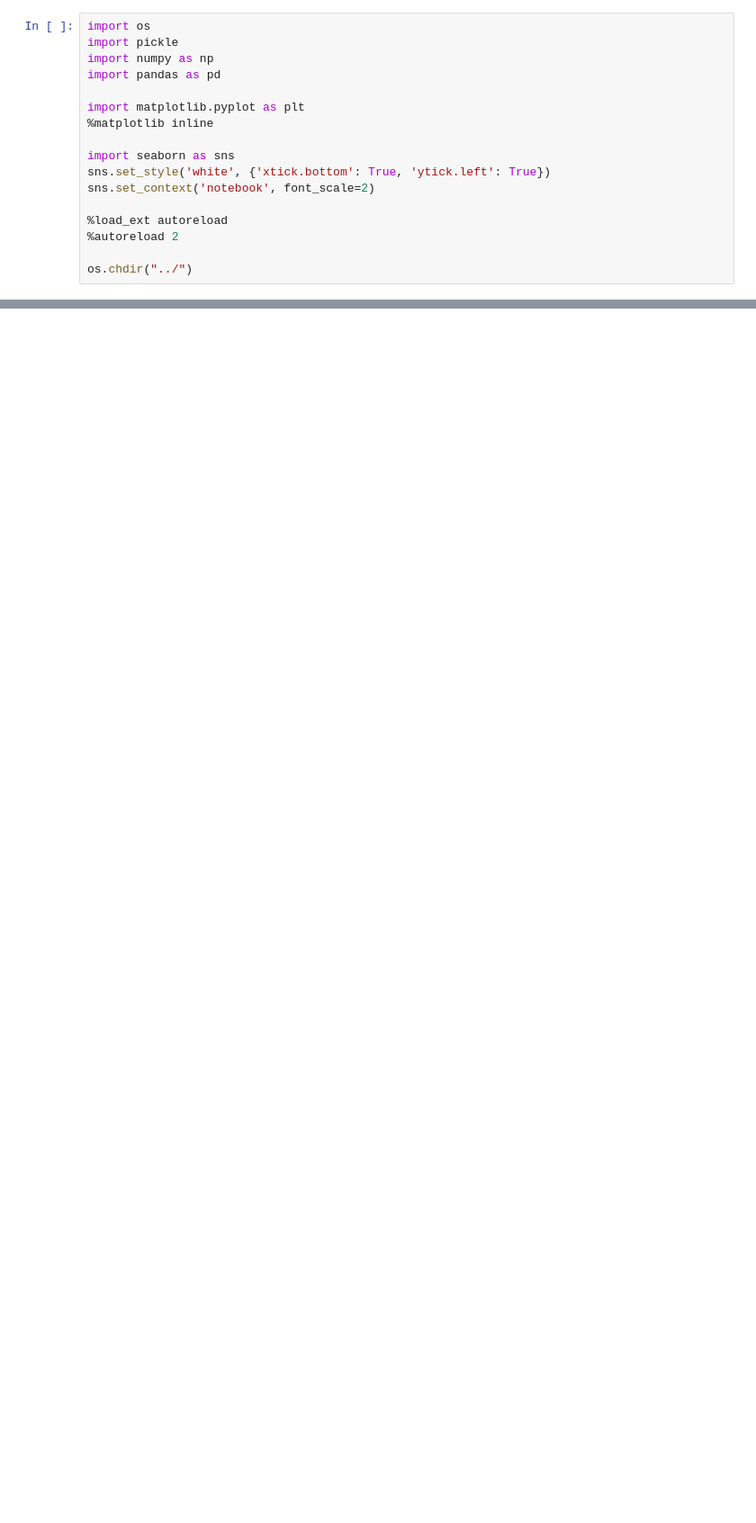
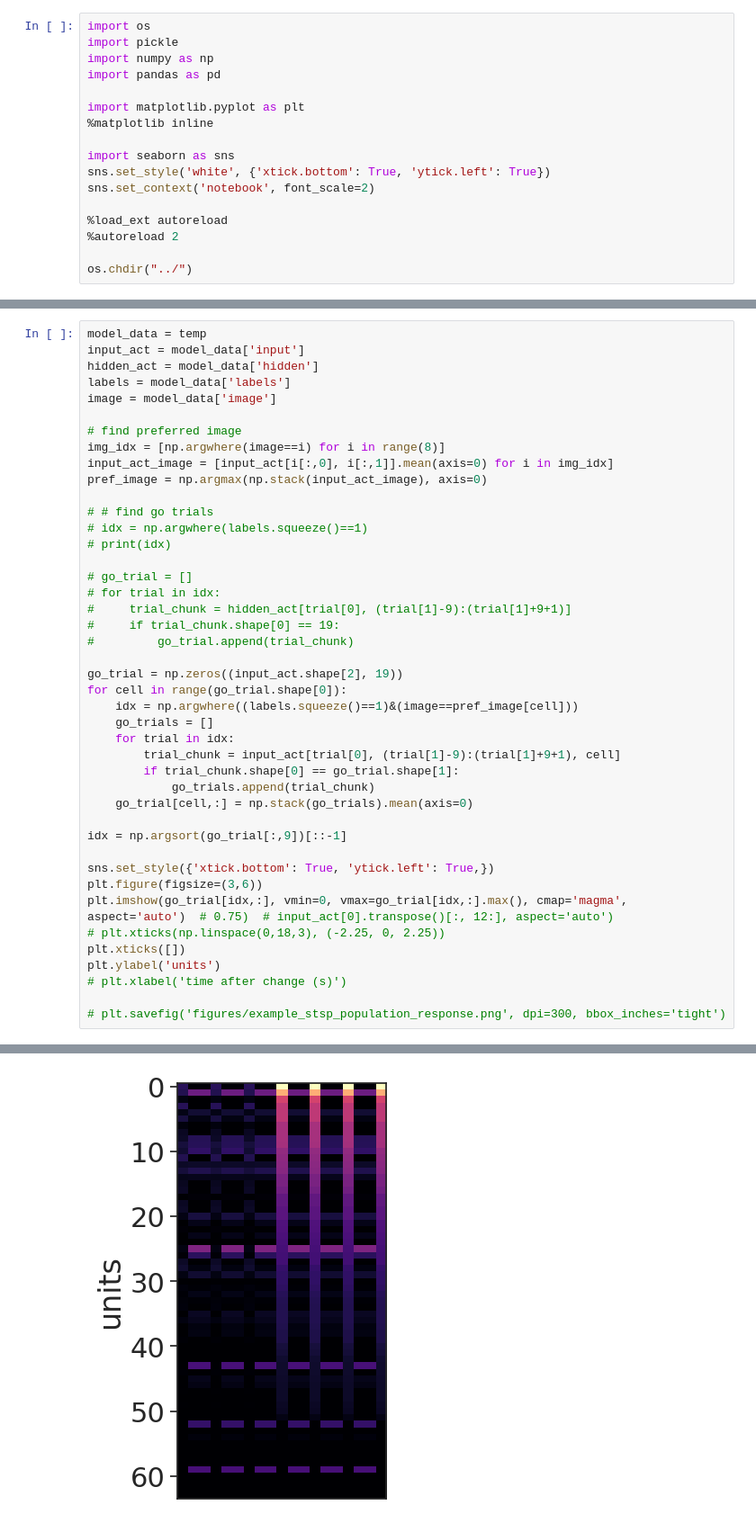
Before and after one commit to FishAres/STSPNet, a Jupyter notebook: notebooks/test.ipynb, the cells around one changed output, grey strips where cells are left out. Shown: that part at 90% size. Drawn from its saved outputs; the diff is of its cells as text; blank space fills up the shorter version.

```diff
--- a/notebooks/test.ipynb
+++ b/notebooks/test.ipynb
@@ -19,0 +52,44 @@ result_path = "RESULT/STPENet/STPENet_A_3.pkl"
+# %%
+model_data = temp
+input_act = model_data['input']
+hidden_act = model_data['hidden']
+labels = model_data['labels']
+image = model_data['image']
+
+# find preferred image
+img_idx = [np.argwhere(image==i) for i in range(8)]
+input_act_image = [input_act[i[:,0], i[:,1]].mean(axis=0) for i in img_idx]
+pref_image = np.argmax(np.stack(input_act_image), axis=0)
+
+# # find go trials
+# idx = np.argwhere(labels.squeeze()==1)
+# print(idx)
+
+# go_trial = []
+# for trial in idx:
+#     trial_chunk = hidden_act[trial[0], (trial[1]-9):(trial[1]+9+1)]
+#     if trial_chunk.shape[0] == 19:
+#         go_trial.append(trial_chunk)
+
+go_trial = np.zeros((input_act.shape[2], 19))
+for cell in range(go_trial.shape[0]):
+    idx = np.argwhere((labels.squeeze()==1)&(image==pref_image[cell]))
+    go_trials = []
+    for trial in idx:
+        trial_chunk = input_act[trial[0], (trial[1]-9):(trial[1]+9+1), cell]
+        if trial_chunk.shape[0] == go_trial.shape[1]:
+            go_trials.append(trial_chunk)
+    go_trial[cell,:] = np.stack(go_trials).mean(axis=0)
+
+idx = np.argsort(go_trial[:,9])[::-1]
+
+sns.set_style({'xtick.bottom': True, 'ytick.left': True,})
+plt.figure(figsize=(3,6))
+plt.imshow(go_trial[idx,:], vmin=0, vmax=go_trial[idx,:].max(), cmap='magma', aspect='auto')  # 0.75)  # input_act[0].transpose()[:, 12:], aspect='auto')
+# plt.xticks(np.linspace(0,18,3), (-2.25, 0, 2.25))
+plt.xticks([])
+plt.ylabel('units')
+# plt.xlabel('time after change (s)')
+
+# plt.savefig('figures/example_stsp_population_response.png', dpi=300, bbox_inches='tight')
+# %% [output]
@@ -19,0 +97 @@ result_path = "RESULT/STPENet/STPENet_A_3.pkl"
+[figure, added]
```
Also changed, not shown: parts of 43 cells of this notebook, 18 other files.
